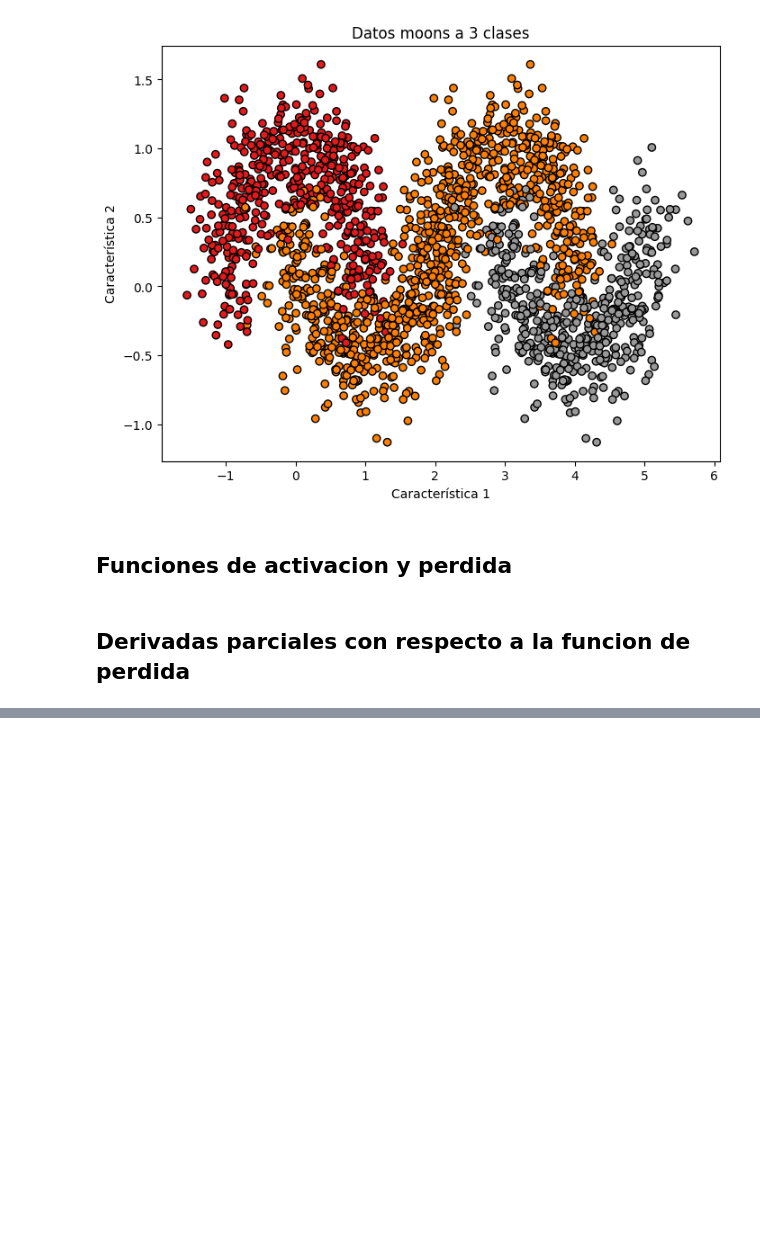
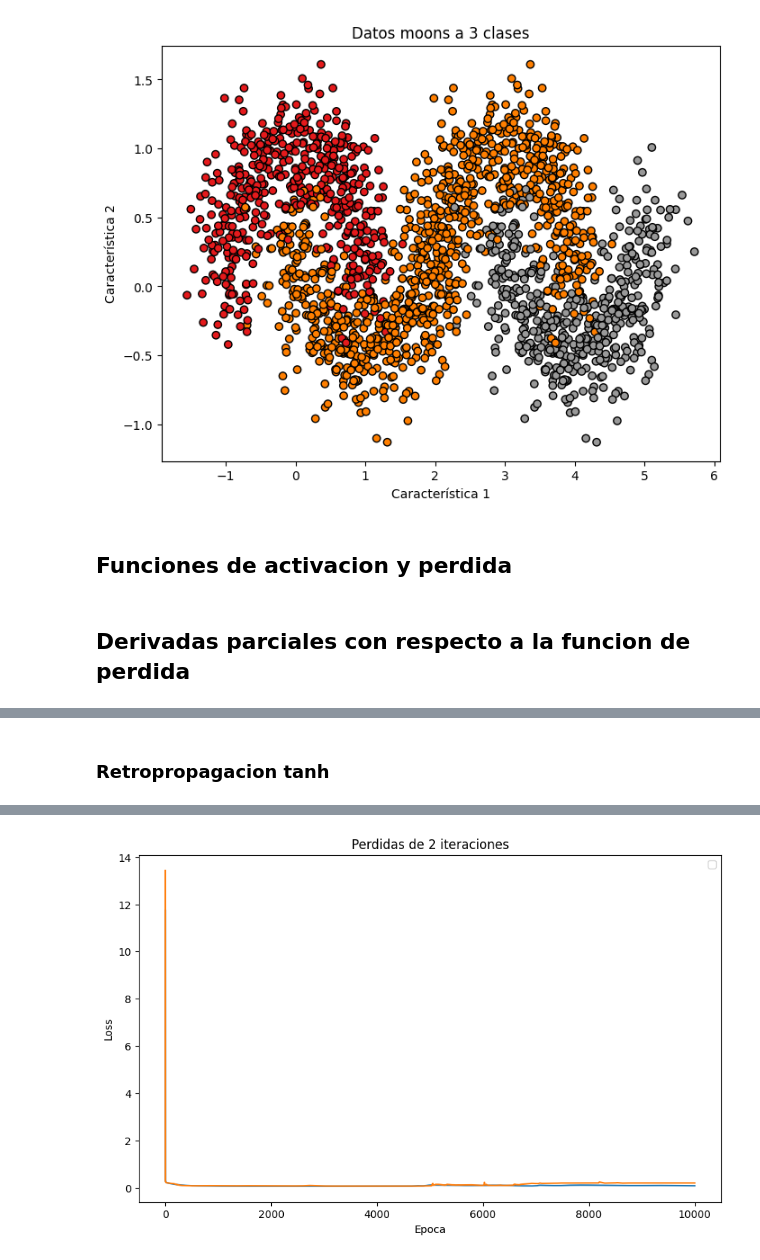
Before and after one commit to Dereck125/Redes-Neuronales, a Jupyter notebook: Neural_Network_handmade.ipynb, the cells around one changed output, grey strips where cells are left out. Cells and saved outputs as stored; diff of their text form; code cells hidden in the pictures; blank space fills up the shorter version.

```diff
--- a/Neural_Network_handmade.ipynb
+++ b/Neural_Network_handmade.ipynb
@@ -77,6 +67,10 @@ def sigmoid(z):
 def d_sigmoid(a):
     return a*(1-a)
 
+#Derivada de tanh
+
+def d_tanh(a):
+    return a*(1-a**2)
 
 lr = 0.1
 # %% [markdown]
@@ -196,0 +293,73 @@ print(f"{round(accuracy,2)}%")
+# %% [markdown]
+### Retropropagacion tanh
+# %%
+#Note que la prpagacion hacia atras se hace con el modelo 2
+accuracyes_2 = np.array([])
+total_loss_2 = []
+pesos_sesgos_2 = []
+for a in range(n):
+    print(f"Iteracion {a}")
+    #Iniciamos pesos y sesgos aleatorios para la primer capa oculta
+    W1 = np.random.random(size=(2,8))
+    b1 = np.random.random(size=(1,8))
+    #Pesos y sesgo segunda capa oculta
+    W2= np.random.random(size=(8,8))
+    b2 = np.random.random(size=(1,8))
+    #Pesos de la ultima capa
+    W3 = np.random.random(size=(8,3))
+
+    #Tasa de aprendizaje
+    lr=0.0001
+
+    #Lista para guardar las perdidaas
+    losses = np.array([])
+
+    for i in range(10000):
+        #Propagacion hacia delante con pesos aletorios
+        dW1,dW2,dW3,db1,db2,yhat = backpropagation_2(X_train,y_train,W1,W2,W3,b1,b2)
+        #Calculo de la perdida
+        loss = loss_function(yhat,y_train)
+        losses=np.append(losses,loss)
+        if i%1000 == 0:
+            print(f"Epoca {i}, perdida {loss}")
+        #Calculo de las derivadas y ajuste a pesos y sesgos
+        W1,W2,W3,b1,b2 = update_wights(W1,W2,W3,b1,b2,dW1,dW2,dW3,db1,db2,lr)
+    #print(losses_1)
+    total_loss_2.append(losses)
+    #print(total_loss)
+    #plot_loss(losses_1)
+
+
+    #Prueba del modelo en el conjunto test
+
+    #Guardamos los pesos y bias de la iteracion
+    pesos_act = [W1,W2,W3,b1,b2]
+
+    pesos_sesgos_2.append(pesos_act)
+
+    #Se realiza el feed forward en el vonunto test,
+    # con los pesos optimizados
+    _,_,_,_,y_hat=feed_forward_2(X_test,W1,W2,W3,b1,b2)
+
+    #predicciones
+    pred = np.argmax(y_hat,axis=1) #np.argmax crea una lista con los valores de maximo valor de cada lista
+    #etiquetas verdaderas
+    true =  np.argmax(y_test,axis=1)
+
+    #Calculo del accuracy del modelo
+    accuracy = (np.sum(pred==true)/len(true))*100
+    accuracyes_2 = np.append(accuracyes_2,accuracy)
+
+    print(f"Accuracy del modelo {round(accuracy,2)}%")
+
+total_loss_2 =np.array(total_loss_2)
+
+plt.figure(figsize=(10,6))
+for i,perdida in enumerate(total_loss_2):
+    plt.plot(perdida)
+plt.legend()
+plt.title(f"Perdidas de {n} iteraciones")
+plt.xlabel("Epoca")
+plt.ylabel("Loss")
+plt.show()
+# %% [output]
@@ -196,0 +383 @@ print(f"{round(accuracy,2)}%")
+[figure, added]
```
Also changed, not shown: parts of 29 cells of this notebook.
